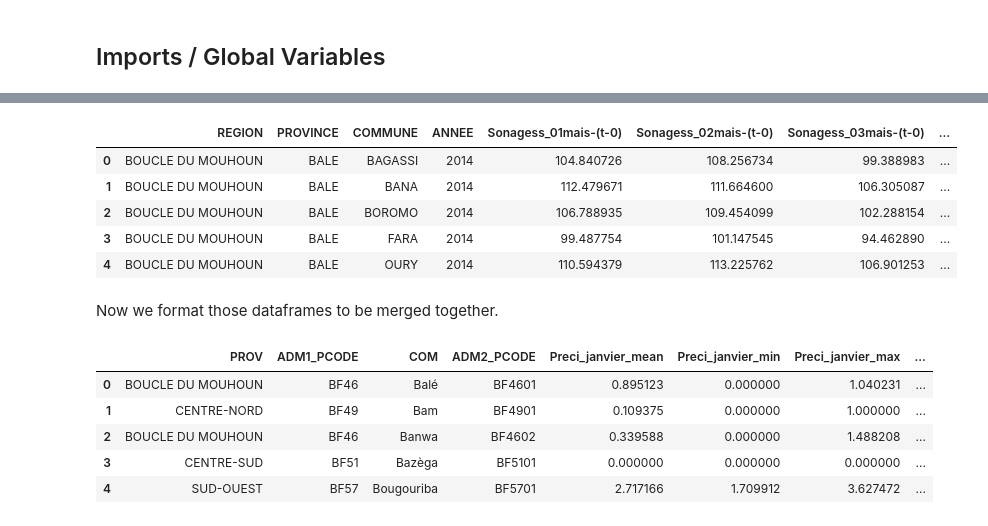
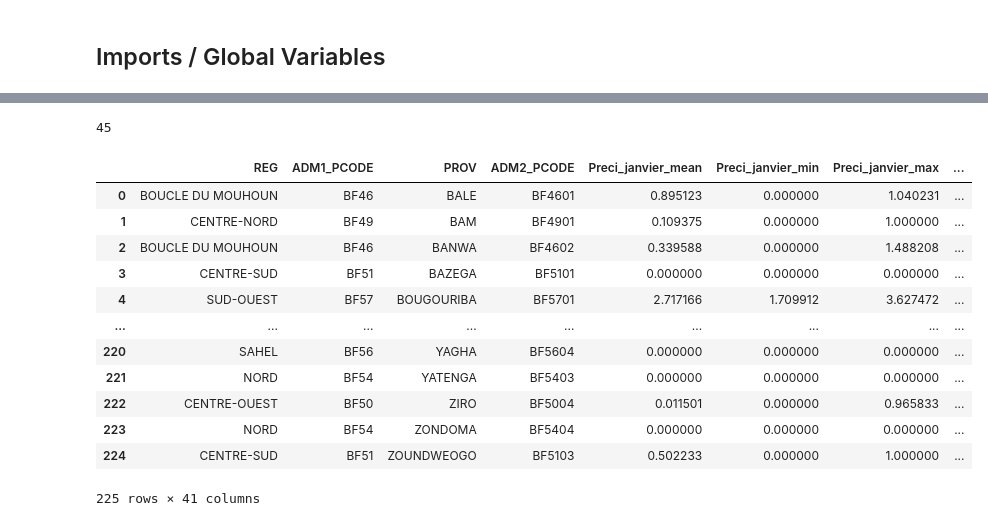
Before and after one commit to moulikatou/Ter_securite_Alimentaire_Miashs, a Jupyter notebook: rCSI_prediction.ipynb, the cells around one changed output, grey strips where cells are left out. Cells and saved outputs as stored; diff of their text form; code cells hidden in the pictures.

Commit message:
Advanced, data merged in one dataframe, need to fix model fitting & remodel data for classfication (KNN, RandomForest)

```diff
--- a/rCSI_prediction.ipynb
+++ b/rCSI_prediction.ipynb
@@ -51,30 +50,30 @@ precipitations.head()
-# %%
-mais = X_dfs[1]
-mais.head()
-# %% [output]
-|  | REGION | PROVINCE | COMMUNE | ANNEE | Sonagess_01mais-(t-0) | Sonagess_02mais-(t-0) | Sonagess_03mais-(t-0) | ... |
-| 0 | BOUCLE DU MOUHOUN | BALE | BAGASSI | 2014 | 104.840726 | 108.256734 | 99.388983 | ... |
-| 1 | BOUCLE DU MOUHOUN | BALE | BANA | 2014 | 112.479671 | 111.664600 | 106.305087 | ... |
-| 2 | BOUCLE DU MOUHOUN | BALE | BOROMO | 2014 | 106.788935 | 109.454099 | 102.288154 | ... |
-| 3 | BOUCLE DU MOUHOUN | BALE | FARA | 2014 | 99.487754 | 101.147545 | 94.462890 | ... |
-| 4 | BOUCLE DU MOUHOUN | BALE | OURY | 2014 | 110.594379 | 113.225762 | 106.901253 | ... |
-# %% [markdown]
-Now we format those dataframes to be merged together.
 # %%
+precipitations = X_dfs[0] # pd.read_csv(X_filename[0]).iloc[:, 1:]
+
 try:
     del precipitations["RcsiMoyProv"]
 except:
     pass
-precipitations = precipitations.rename(columns={"ADM1_FR" : "PROV", "ADM2_FR" : "COM", "Année" : "ANNEE"})
-precipitations["PROV"] = precipitations["PROV"].apply(lambda x : x.upper())
+precipitations = precipitations.rename(columns={"ADM1_FR" : "REG", "ADM2_FR" : "PROV", "Année" : "ANNEE"})
+precipitations["PROV"] = precipitations["PROV"].apply(lambda x : unidecode.unidecode(x.upper()))
+precipitations["REG"] = precipitations["REG"].apply(lambda x : unidecode.unidecode(x.upper()))
 
 precipitations.to_csv(PATH + "precipitations.csv")
-precipitations.head()
+print(len(precipitations.PROV.unique()))
+precipitations
 # %% [output]
+45
-|  | PROV | ADM1_PCODE | COM | ADM2_PCODE | Preci_janvier_mean | Preci_janvier_min | Preci_janvier_max | ... |
-| 0 | BOUCLE DU MOUHOUN | BF46 | Balé | BF4601 | 0.895123 | 0.000000 | 1.040231 | ... |
-| 1 | CENTRE-NORD | BF49 | Bam | BF4901 | 0.109375 | 0.000000 | 1.000000 | ... |
-| 2 | BOUCLE DU MOUHOUN | BF46 | Banwa | BF4602 | 0.339588 | 0.000000 | 1.488208 | ... |
-| 3 | CENTRE-SUD | BF51 | Bazèga | BF5101 | 0.000000 | 0.000000 | 0.000000 | ... |
-| 4 | SUD-OUEST | BF57 | Bougouriba | BF5701 | 2.717166 | 1.709912 | 3.627472 | ... |
+|  | REG | ADM1_PCODE | PROV | ADM2_PCODE | Preci_janvier_mean | Preci_janvier_min | Preci_janvier_max | ... |
+| 0 | BOUCLE DU MOUHOUN | BF46 | BALE | BF4601 | 0.895123 | 0.000000 | 1.040231 | ... |
+| 1 | CENTRE-NORD | BF49 | BAM | BF4901 | 0.109375 | 0.000000 | 1.000000 | ... |
+| 2 | BOUCLE DU MOUHOUN | BF46 | BANWA | BF4602 | 0.339588 | 0.000000 | 1.488208 | ... |
+| 3 | CENTRE-SUD | BF51 | BAZEGA | BF5101 | 0.000000 | 0.000000 | 0.000000 | ... |
+| 4 | SUD-OUEST | BF57 | BOUGOURIBA | BF5701 | 2.717166 | 1.709912 | 3.627472 | ... |
+| ... | ... | ... | ... | ... | ... | ... | ... | ... |
+| 220 | SAHEL | BF56 | YAGHA | BF5604 | 0.000000 | 0.000000 | 0.000000 | ... |
+| 221 | NORD | BF54 | YATENGA | BF5403 | 0.000000 | 0.000000 | 0.000000 | ... |
+| 222 | CENTRE-OUEST | BF50 | ZIRO | BF5004 | 0.011501 | 0.000000 | 0.965833 | ... |
+| 223 | NORD | BF54 | ZONDOMA | BF5404 | 0.000000 | 0.000000 | 0.000000 | ... |
+| 224 | CENTRE-SUD | BF51 | ZOUNDWEOGO | BF5103 | 0.502233 | 0.000000 | 1.000000 | ... |
+225 rows × 41 columns
 # %%
```
Also changed, not shown: parts of 20 cells of this notebook.
